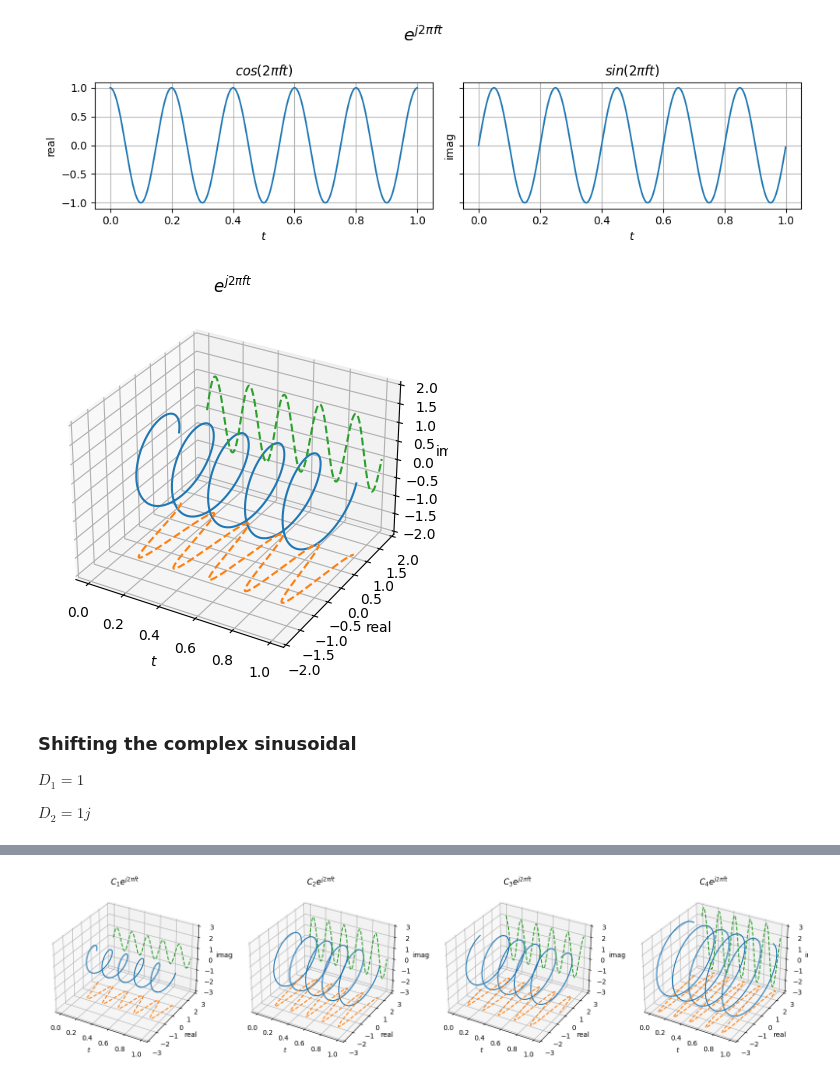
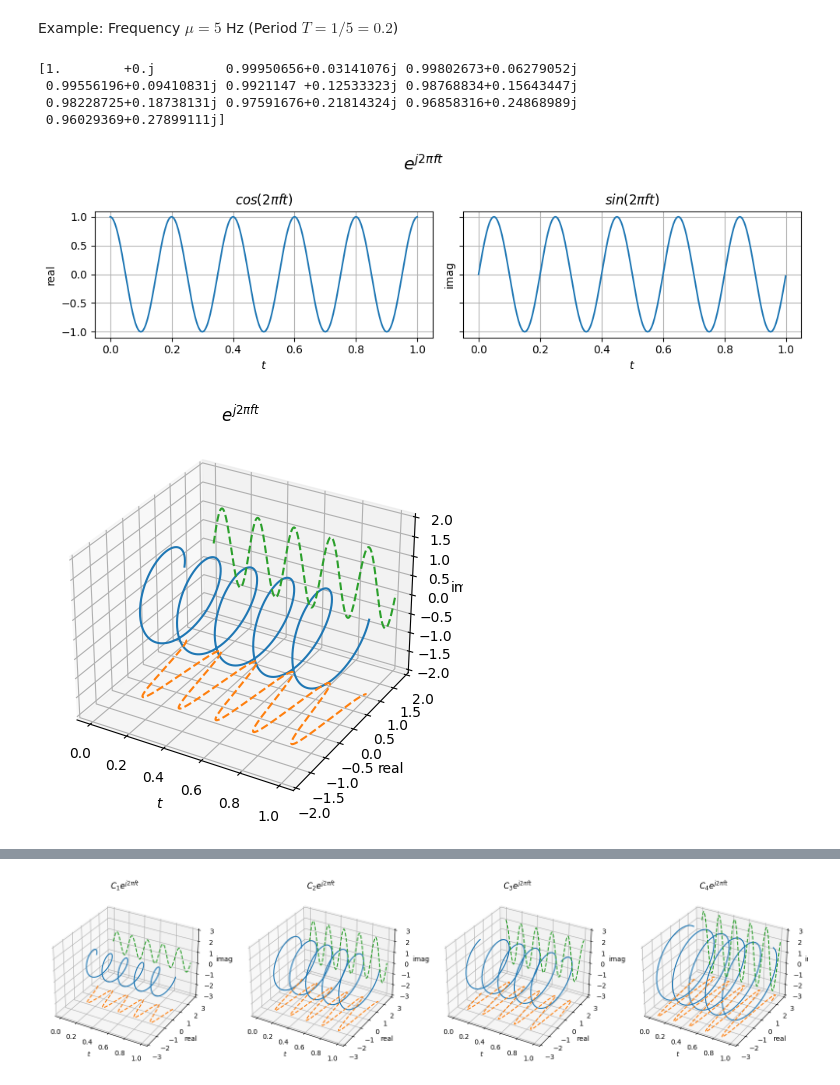
Before and after one commit to thiagopx/pdi, a Jupyter notebook: notebooks/04_fft.ipynb, the cells around one changed output, grey strips where cells are left out. Drawn from its saved outputs; the diff is of its cells as text; code cells hidden in the pictures.

```diff
--- a/notebooks/in-construction/04_complex-sinusoidal.ipynb
+++ b/notebooks/04_fft.ipynb
@@ -14,12 +36,19 @@ Frequency $f=5$ Hz
 # %%
-N = 1000 # sample points
-f = 5 # signal frequency (inverse of period)
+plt.figure(figsize=(15, 3))
+
+N = 1000  # sample points
+freq = 5  # signal frequency (inverse of period)
 t = np.linspace(0.0, 1.0, N, endpoint=False)
-f_t = np.cos(2 * np.pi * f * t)
-plt.plot(t, f_t)
-plt.title("$f(t) = sin(2 \pi f t)$")
+f_t = np.sin(2 * np.pi * freq * t)
+plt.plot(t, f_t, label=f"$\sin(2\pi \cdot f \cdot t)$")
+
+for factor in [2, 4, 6]:
+   f_t = np.sin(2 * np.pi * freq * t + np.pi / factor)
+   plt.plot(t, f_t, "--", linewidth=1, label=f"$\sin(2\pi \cdot f \cdot t + \pi/{factor})$")
+# plt.title("$f(t) = sin(2 \pi f t)$")
 plt.xlabel("$t$")
 plt.ylabel("$f(t)$")
-plt.grid(True)
+plt.xlim([0, 1.2])
+plt.legend()
 plt.show()
 # %% [output]
@@ -30,42 +100,46 @@ Frequency $k=5$ Hz
+# %% [markdown]
+Example: Frequency $\mu=5$ Hz (Period $T = 1/5=0.2$)
+# %%
+y = np.exp(2j * np.pi * freq * t)
+print(y[:10])
+# %% [output]
+[1.        +0.j         0.99950656+0.03141076j 0.99802673+0.06279052j
+ 0.99556196+0.09410831j 0.9921147 +0.12533323j 0.98768834+0.15643447j
+ 0.98228725+0.18738131j 0.97591676+0.21814324j 0.96858316+0.24868989j
+ 0.96029369+0.27899111j]
 # %%
 fig, axs = plt.subplots(1, 2, figsize=(10, 3), sharey=True)
 
 # real x t
-y = np.exp(2j * np.pi * f * t)
+y = np.exp(2j * np.pi * freq * t)
 axs[0].plot(t, y.real)
 axs[0].set_title("$cos(2 \pi f t)$")
 axs[0].set_xlabel("$t$")
 axs[0].set_ylabel("real")
 axs[0].grid(True)
 
 # imag x t
 axs[1].plot(t, y.imag)
 axs[1].set_title("$sin(2 \pi f t)$")
 axs[1].set_xlabel("$t$")
 axs[1].set_ylabel("imag")
 axs[1].grid(True)
 plt.suptitle("$e^{j 2 \pi f t}$", fontsize=16)
 plt.tight_layout()
 plt.show()
 
 # real x imag x t
-fig, axs = plt.subplots(1, 2, figsize=(10, 3), sharey=True)
-ax.plot(t, y.real, zs=y.imag, zdir='z')
-ax.plot(t, y.real, zs=-2, zdir='z', linestyle="dashed")
-ax.plot(t, 2 * np.ones_like(t), zs=y.imag, zdir='z', linestyle="dashed")
+fig, ax = plt.subplots(1, 1, figsize=(10, 5), subplot_kw={"projection": "3d"})
+ax.plot(t, y.real, zs=y.imag, zdir="z")
+ax.plot(t, y.real, zs=-2, zdir="z", linestyle="dashed")
+ax.plot(t, 2 * np.ones_like(t), zs=y.imag, zdir="z", linestyle="dashed")
 ax.set_xlabel("$t$")
 ax.set_ylabel("real")
 ax.set_zlabel("imag")
 ax.set_title("$e^{j 2 \pi f t}$")
 ax.set_ylim((-2, 2))
 ax.set_zlim((-2, 2))
 plt.show()
 # %% [output]
 [figure]
-[figure, old version]
+[figure, new version]
-# %% [markdown]
-### Shifting the complex sinusoidal
-
-$D_1 = 1$
-
-$D_2 = 1j$
```
Also changed, not shown: parts of 17 cells of this notebook, 2 other files.
